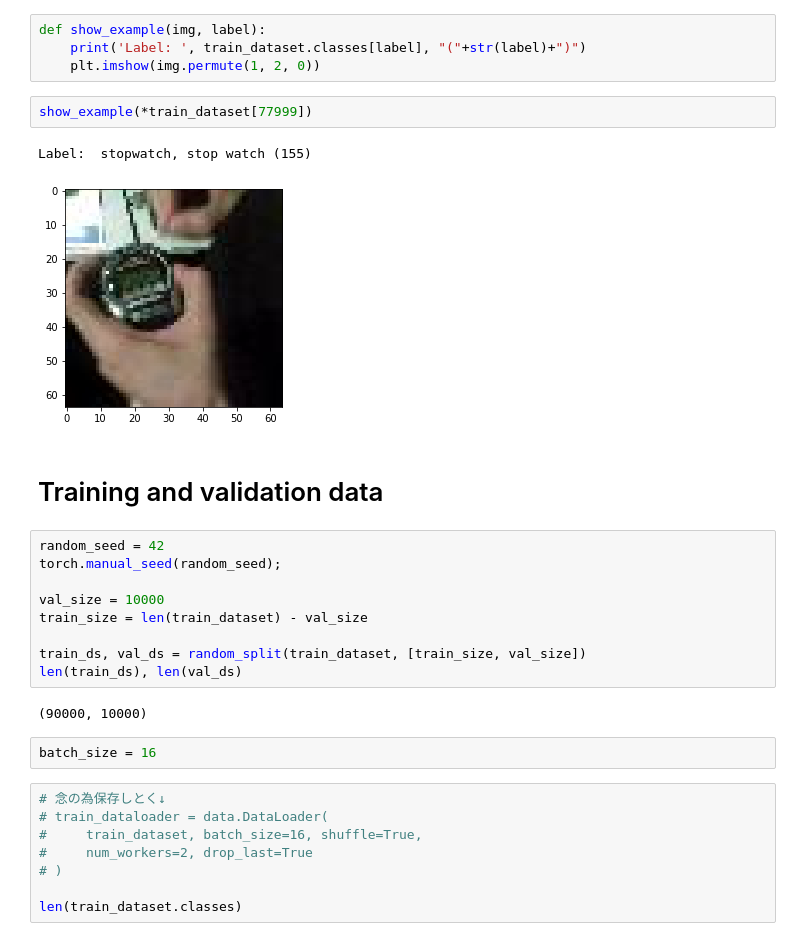
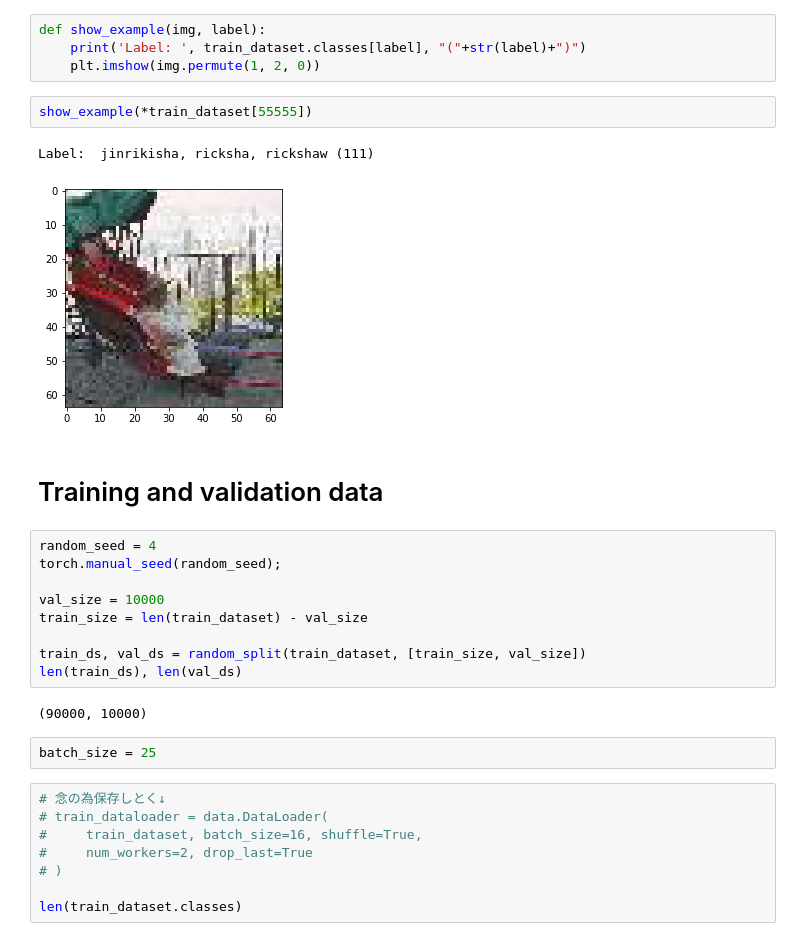
Before and after one commit to YorkNishi999/cs760pj, a Jupyter notebook: DeViSE_img_CNN.ipynb, the cells around one changed output. Drawn from its saved outputs; the diff is of its cells as text.

```diff
--- a/DeViSE_img_CNN.ipynb
+++ b/DeViSE_img_CNN.ipynb
@@ -86,14 +95,14 @@ def show_example(img, label):
     print('Label: ', train_dataset.classes[label], "("+str(label)+")")
     plt.imshow(img.permute(1, 2, 0))
 # %%
-show_example(*train_dataset[77999])
+show_example(*train_dataset[55555])
 # %% [output]
-Label:  stopwatch, stop watch (155)
+Label:  jinrikisha, ricksha, rickshaw (111)
-[figure, old version]
+[figure, new version]
 # %% [markdown]
 # Training and validation data
 # %%
-random_seed = 42
+random_seed = 4
 torch.manual_seed(random_seed);
 
 val_size = 10000
@@ -104,7 +113,7 @@ len(train_ds), len(val_ds)
 # %% [output]
 (90000, 10000)
 # %%
-batch_size = 16
+batch_size = 25
 # %%
 # 念の為保存しとく↓
 # train_dataloader = data.DataLoader(
```
Also changed, not shown: parts of 40 cells of this notebook, 1 other file.
